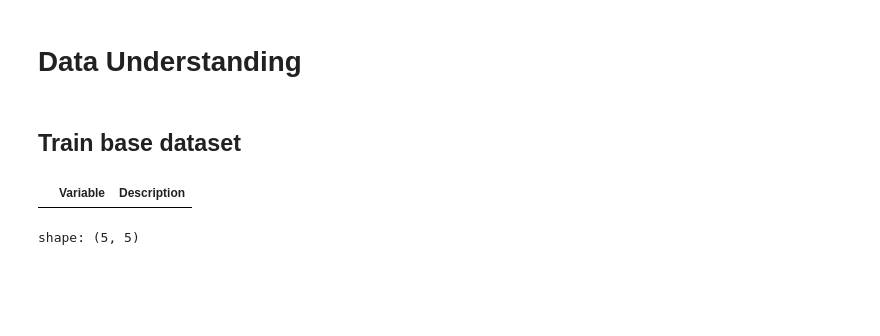
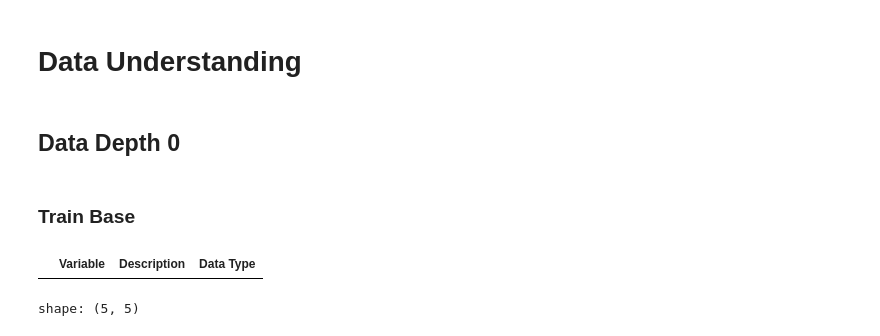
Before and after one commit to ngnquanq/credit-risk-ml-system, a Jupyter notebook: notebooks/demo.ipynb, the cells around one changed output. Cells and saved outputs as stored; diff of their text form; code cells hidden in the pictures; blank space fills up the shorter version.

Commit message:
dev(model): overview data understanding

```diff
--- a/notebooks/demo.ipynb
+++ b/notebooks/demo.ipynb
@@ -7,15 +8,20 @@ from utils import get_feature_definitions
 # %%
 # VARIABLES
-TRAIN_DATA_PATH = "../data/train/"
-TEST_DATA_PATH = "../data/test/"
+TRAIN_DATA_PATH = "../data/csv_files/train/"
+TEST_DATA_PATH = "../data/csv_files/test/"
 FEATURE_DEF_PATH = "../data/feature_definitions.csv"
+
+# With polars
+POLARS_TRAIN_DATA_PATH = "../data/train/"
+POLARS_TEST_DATA_PATH = "../data/test/"
 # %%
 # Set polars config
 pl.Config.set_tbl_rows(-1)
 pl.Config.set_tbl_cols(-1)
-
+pl.Config.set_tbl_width_chars(-1)
 # Set pandas config (the utils is made by pandas so we need this too)
 pd.set_option('display.max_rows', None)
 pd.set_option('display.max_columns', None)
+pd.set_option('display.max_colwidth', None)
 # %% [markdown]
 # Business Understanding
@@ -24,13 +51,15 @@ Consumer finance providers must accurately determine which clients can repay a l
 # %% [markdown]
 # Data Understanding
 # %% [markdown]
-## Train base dataset
+## Data Depth 0
+# %% [markdown]
+### Train Base
 # %%
 # Get the columns
-train_base_feature = get_feature_definitions(parquet_file=TRAIN_DATA_PATH+"train_base.parquet",
+train_base_feature = get_feature_definitions(data_file_path=TRAIN_DATA_PATH+"train_base.csv",
                                              feature_definitions_csv=FEATURE_DEF_PATH)
 train_base_feature
 # %% [output]
-|  | Variable | Description |
+|  | Variable | Description | Data Type |
 # %%
 # Read train base
```
Also changed, not shown: parts of 25 cells of this notebook, 5 other files.
